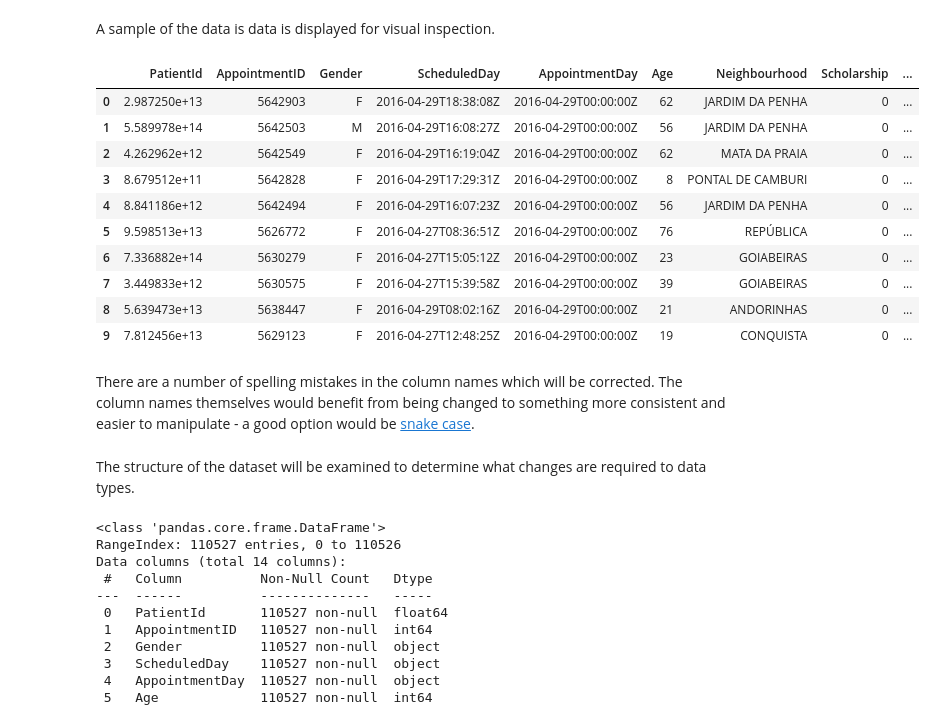
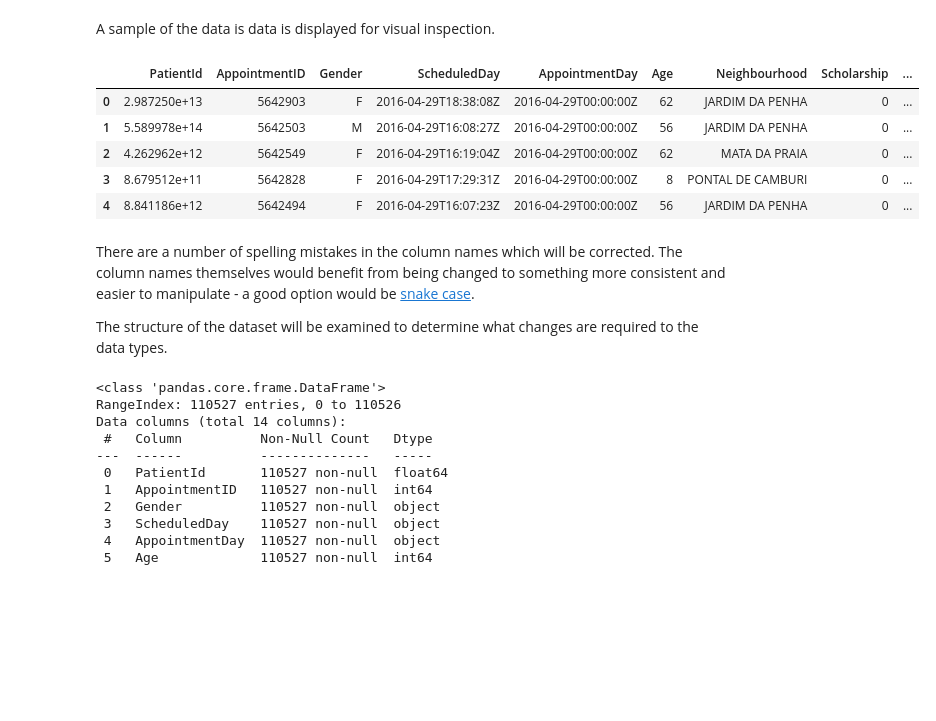
Before and after one commit to misterpsmith/wgu-c749, a Jupyter notebook: investigate-a-dataset/investigate-a-dataset.ipynb, the cells around one changed output. Cells and saved outputs as stored; diff of their text form; code cells hidden in the pictures; blank space fills up the shorter version.

```diff
--- a/investigate-a-dataset/investigate-a-dataset.ipynb
+++ b/investigate-a-dataset/investigate-a-dataset.ipynb
@@ -64,23 +64,18 @@ appointments_df = pd.read_csv('noshowappointments-kagglev2-may-2016.csv')
 A sample of the data is data is displayed for visual inspection.
 # %%
 # Show a sample of the data.
-appointments_df.head(10)
+appointments_df.head()
 # %% [output]
 |  | PatientId | AppointmentID | Gender | ScheduledDay | AppointmentDay | Age | Neighbourhood | Scholarship | ... |
 | 0 | 2.987250e+13 | 5642903 | F | 2016-04-29T18:38:08Z | 2016-04-29T00:00:00Z | 62 | JARDIM DA PENHA | 0 | ... |
 | 1 | 5.589978e+14 | 5642503 | M | 2016-04-29T16:08:27Z | 2016-04-29T00:00:00Z | 56 | JARDIM DA PENHA | 0 | ... |
 | 2 | 4.262962e+12 | 5642549 | F | 2016-04-29T16:19:04Z | 2016-04-29T00:00:00Z | 62 | MATA DA PRAIA | 0 | ... |
 | 3 | 8.679512e+11 | 5642828 | F | 2016-04-29T17:29:31Z | 2016-04-29T00:00:00Z | 8 | PONTAL DE CAMBURI | 0 | ... |
 | 4 | 8.841186e+12 | 5642494 | F | 2016-04-29T16:07:23Z | 2016-04-29T00:00:00Z | 56 | JARDIM DA PENHA | 0 | ... |
-| 5 | 9.598513e+13 | 5626772 | F | 2016-04-27T08:36:51Z | 2016-04-29T00:00:00Z | 76 | REPÚBLICA | 0 | ... |
-| 6 | 7.336882e+14 | 5630279 | F | 2016-04-27T15:05:12Z | 2016-04-29T00:00:00Z | 23 | GOIABEIRAS | 0 | ... |
-| 7 | 3.449833e+12 | 5630575 | F | 2016-04-27T15:39:58Z | 2016-04-29T00:00:00Z | 39 | GOIABEIRAS | 0 | ... |
-| 8 | 5.639473e+13 | 5638447 | F | 2016-04-29T08:02:16Z | 2016-04-29T00:00:00Z | 21 | ANDORINHAS | 0 | ... |
-| 9 | 7.812456e+13 | 5629123 | F | 2016-04-27T12:48:25Z | 2016-04-29T00:00:00Z | 19 | CONQUISTA | 0 | ... |
 # %% [markdown]
 There are a number of spelling mistakes in the column names which will be corrected.  The column names themselves would benefit from being changed to something more consistent and easier to manipulate - a good option would be [snake case](https://en.wikipedia.org/wiki/Snake_case).
+
+The structure of the dataset will be examined to determine what changes are required to the data types.
-# %% [markdown]
-The structure of the dataset will be examined to determine what changes are required to data types.
 # %%
 # Display the structure of the data.
 appointments_df.info()
```
Also changed, not shown: parts of 72 cells of this notebook, 1 other file.
